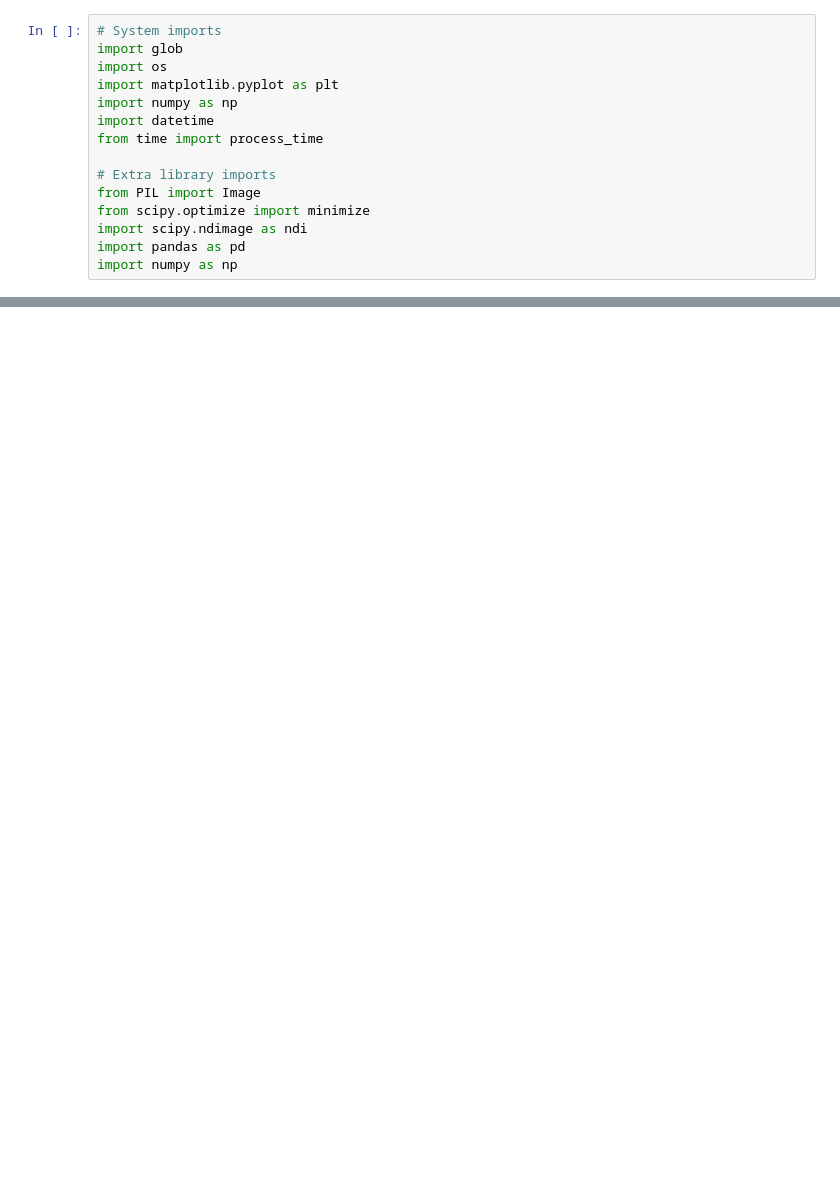
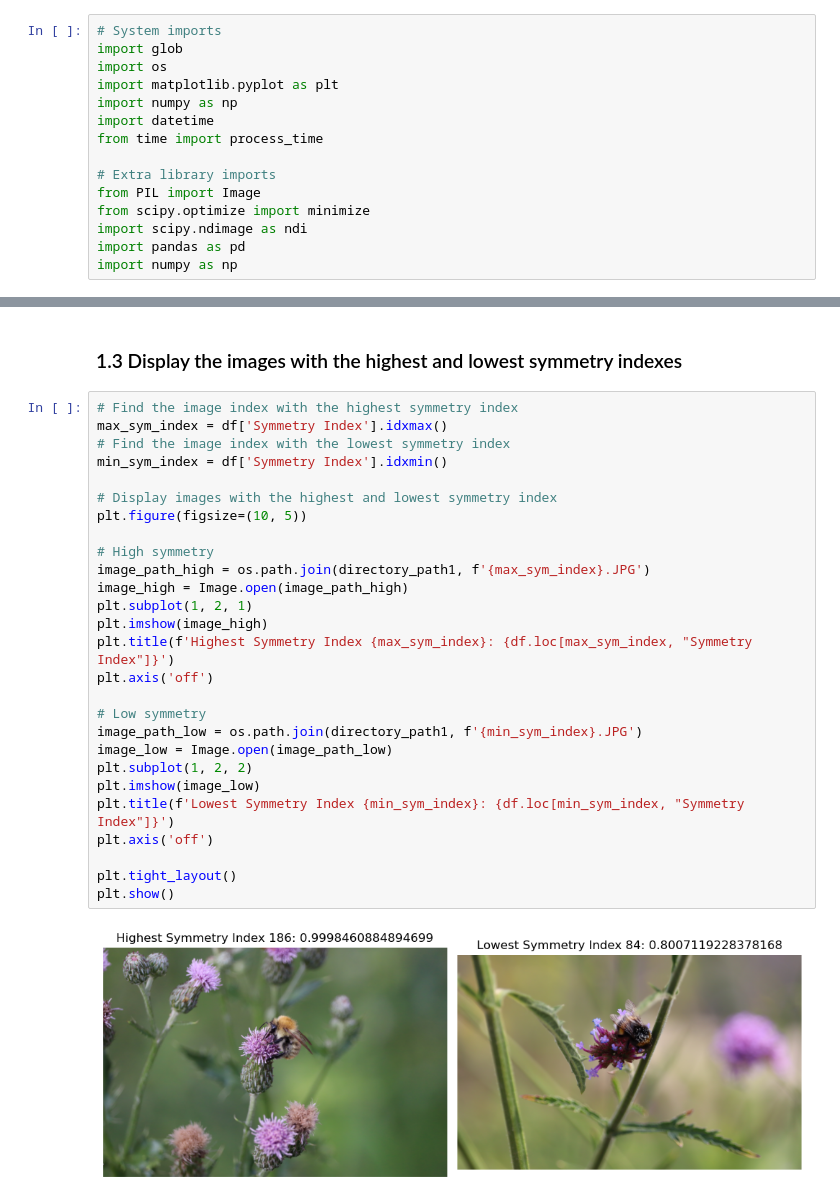
Before and after one commit to Martin-JMP/Engineering_School_IA_To_Bee_or_not_to_Bee, a Jupyter notebook: David Files/Code.ipynb, the cells around one changed output, grey strips where cells are left out. Saved outputs shown, nothing was run; the diff lists cells and outputs as text; blank space fills up the shorter version.

```diff
--- a/David Files/Code.ipynb
+++ b/David Files/Code.ipynb
@@ -81,0 +94,31 @@ df.describe()
+# %% [markdown]
+### 1.3 Display the images with the highest and lowest symmetry indexes
+# %%
+# Find the image index with the highest symmetry index
+max_sym_index = df['Symmetry Index'].idxmax()
+# Find the image index with the lowest symmetry index
+min_sym_index = df['Symmetry Index'].idxmin()
+
+# Display images with the highest and lowest symmetry index
+plt.figure(figsize=(10, 5))
+
+# High symmetry
+image_path_high = os.path.join(directory_path1, f'{max_sym_index}.JPG')
+image_high = Image.open(image_path_high)
+plt.subplot(1, 2, 1)
+plt.imshow(image_high)
+plt.title(f'Highest Symmetry Index {max_sym_index}: {df.loc[max_sym_index, "Symmetry Index"]}')
+plt.axis('off')
+
+# Low symmetry
+image_path_low = os.path.join(directory_path1, f'{min_sym_index}.JPG')
+image_low = Image.open(image_path_low)
+plt.subplot(1, 2, 2)
+plt.imshow(image_low)
+plt.title(f'Lowest Symmetry Index {min_sym_index}: {df.loc[min_sym_index, "Symmetry Index"]}')
+plt.axis('off')
+
+plt.tight_layout()
+plt.show()
+# %% [output]
+[figure, added]
```
Also changed, not shown: parts of 30 cells of this notebook.
